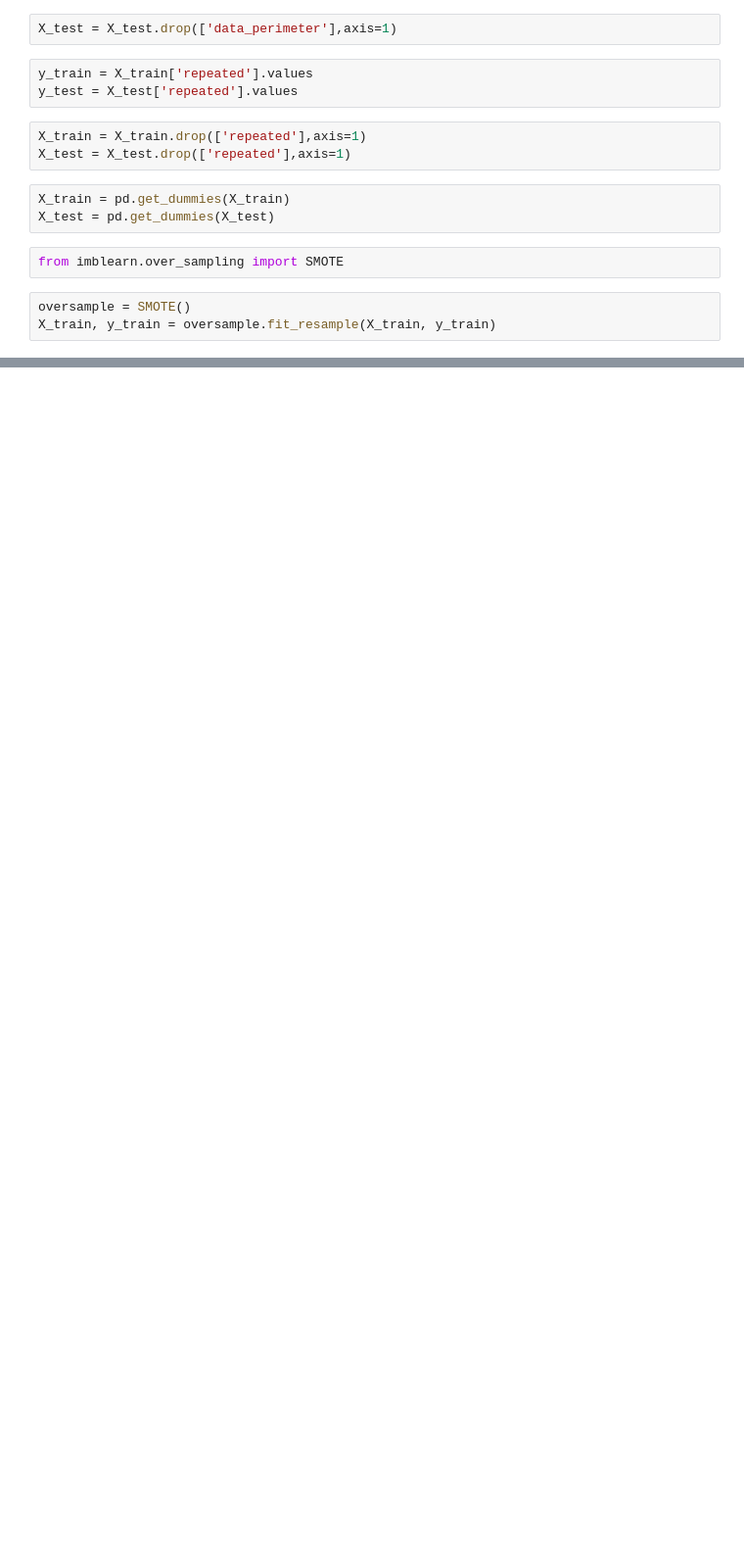
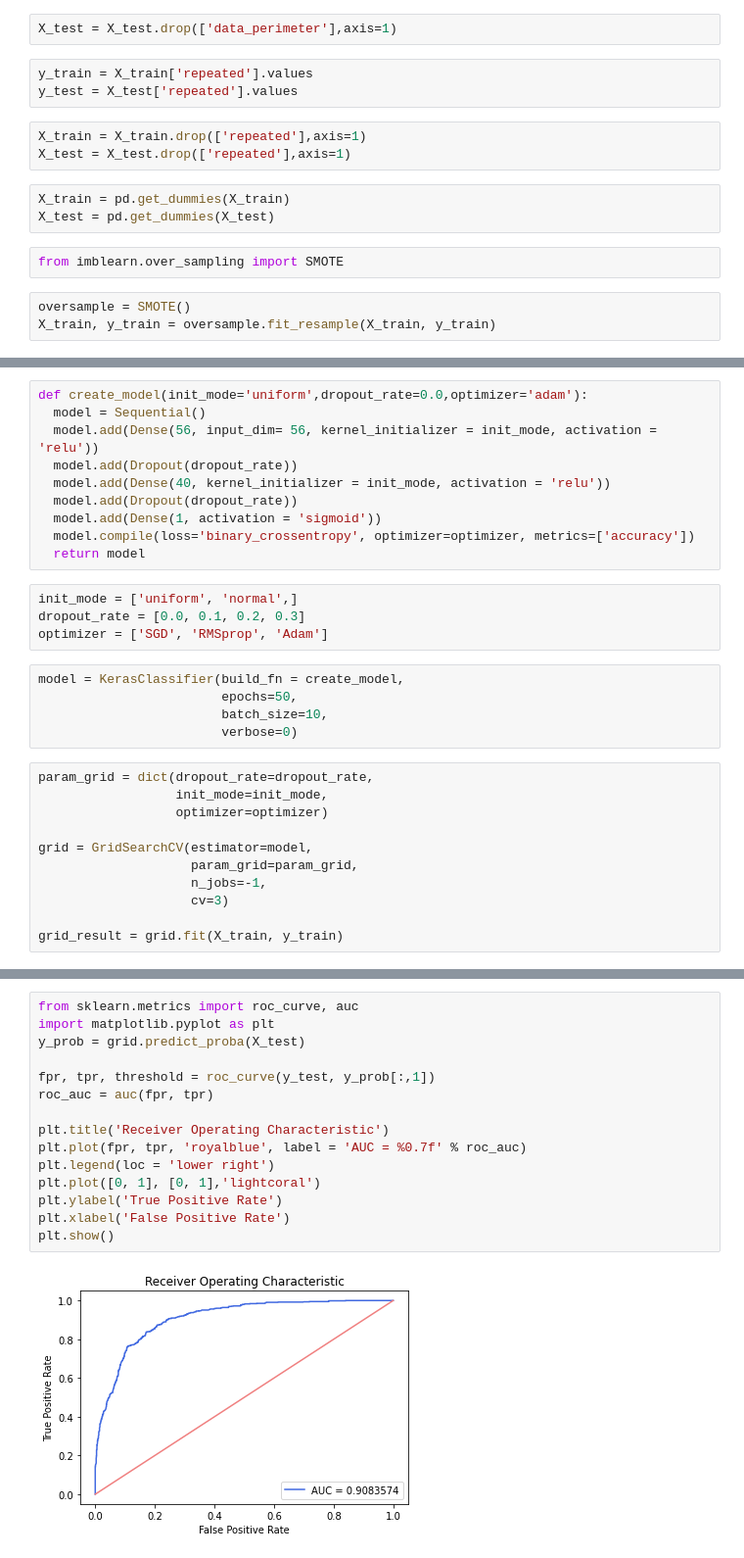
Before and after one commit to MPetrinovic/Personal-Projects, a Jupyter notebook: Rješenje_Modeli_strojnog_učenja.ipynb, the cells around one changed output, grey strips where cells are left out. Shown at 98% size. Saved outputs shown, nothing was run; the diff lists cells and outputs as text; blank space fills up the shorter version.

```diff
--- a/Rješenje_Modeli_strojnog_učenja.ipynb
+++ b/Rješenje_Modeli_strojnog_učenja.ipynb
@@ -118,0 +347,30 @@ X_train, y_train = oversample.fit_resample(X_train, y_train)
+# %%
+def create_model(init_mode='uniform',dropout_rate=0.0,optimizer='adam'):
+  model = Sequential()
+  model.add(Dense(56, input_dim= 56, kernel_initializer = init_mode, activation = 'relu'))
+  model.add(Dropout(dropout_rate))
+  model.add(Dense(40, kernel_initializer = init_mode, activation = 'relu'))
+  model.add(Dropout(dropout_rate))
+  model.add(Dense(1, activation = 'sigmoid'))
+  model.compile(loss='binary_crossentropy', optimizer=optimizer, metrics=['accuracy'])
+  return model
+# %%
+init_mode = ['uniform', 'normal',]
+dropout_rate = [0.0, 0.1, 0.2, 0.3]
+optimizer = ['SGD', 'RMSprop', 'Adam']
+# %%
+model = KerasClassifier(build_fn = create_model,
+                        epochs=50,
+                        batch_size=10,
+                        verbose=0)
+# %%
+param_grid = dict(dropout_rate=dropout_rate,
+                  init_mode=init_mode,
+                  optimizer=optimizer)
+
+grid = GridSearchCV(estimator=model,
+                    param_grid=param_grid,
+                    n_jobs=-1,
+                    cv=3)
+
+grid_result = grid.fit(X_train, y_train)
@@ -118,0 +389,17 @@ X_train, y_train = oversample.fit_resample(X_train, y_train)
+# %%
+from sklearn.metrics import roc_curve, auc
+import matplotlib.pyplot as plt
+y_prob = grid.predict_proba(X_test)
+
+fpr, tpr, threshold = roc_curve(y_test, y_prob[:,1])
+roc_auc = auc(fpr, tpr)
+
+plt.title('Receiver Operating Characteristic')
+plt.plot(fpr, tpr, 'royalblue', label = 'AUC = %0.7f' % roc_auc)
+plt.legend(loc = 'lower right')
+plt.plot([0, 1], [0, 1],'lightcoral')
+plt.ylabel('True Positive Rate')
+plt.xlabel('False Positive Rate')
+plt.show()
+# %% [output]
+[figure, added]
```
Also changed, not shown: parts of 42 cells of this notebook.
